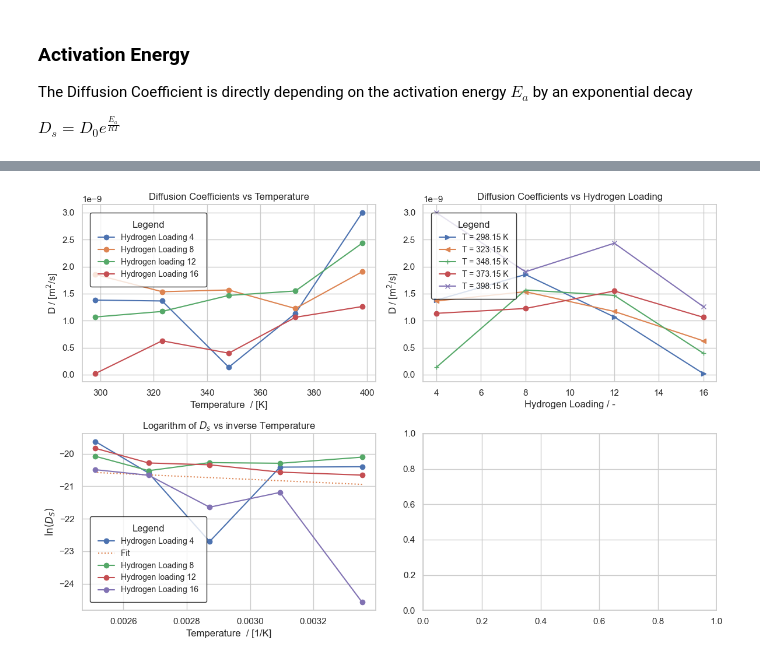
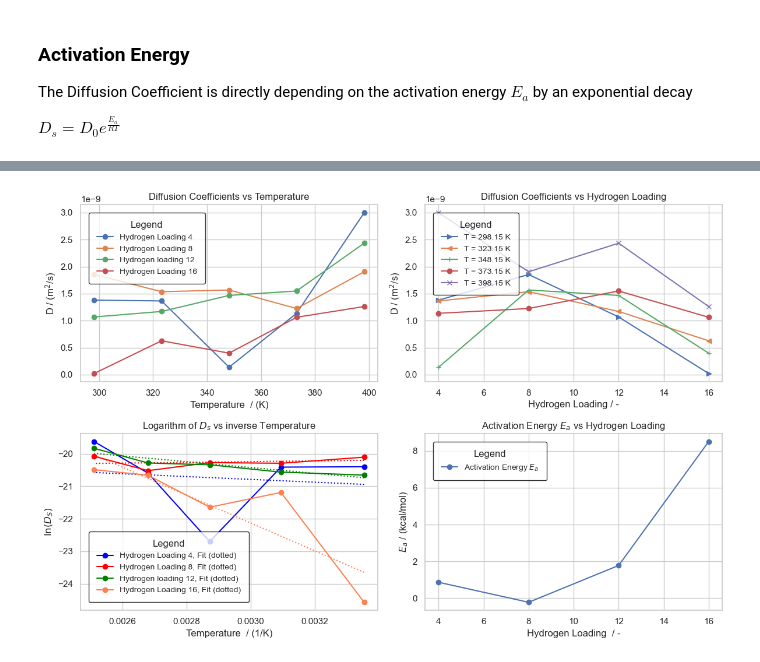
Before and after one commit to LukasMeinschad/Theoretische_Chemie, a Jupyter notebook: Praktikum/qm_part_b/Auswertung_QM_B.ipynb, the cells around one changed output, grey strips where cells are left out. Drawn from its saved outputs; the diff is of its cells as text; code cells hidden in the pictures.

```diff
--- a/Praktikum/qm_part_b/Auswertung_QM_B.ipynb
+++ b/Praktikum/qm_part_b/Auswertung_QM_B.ipynb
@@ -67,7 +159,8 @@ df = pd.DataFrame({
     'MSD_xyz': MSD_xyz
 })
 
-
+mpl.rcParams["font.size"] = 18
+mpl.rcParams["axes.labelsize"] = 25
 
 # Set the plotting style
 sns.set(style="white")
@@ -86,12 +179,12 @@ sns.lineplot(data=df, x='Time', y='MSD_xyz', label='MSD_xyz', color='k', linewid
 # Plot the Fit and D
 plt.plot(time[-500:], fitted_line , label=f'Linear Fit (a = {a_fit:.2e}; b = {b_fit:2e})', color='r', linestyle='--')
 
-plt.text(8,35, f"$D_s$ = {d_einstein:.3e} [$\AA^2$/ps]")
+plt.text(8,35, f"$D_s$ = {d_einstein:.3e} ($\AA^2$/ps)")
 
 # Customize the plot
 plt.title('Mean Squared Displacement (MSD) vs Time', fontsize=16)
-plt.xlabel('Time / [ps]', fontsize=12)
-plt.ylabel(r'Mean Squared Displacement (MSD) /  [$\AA^2$]', fontsize=12)
+plt.xlabel('Time / (ps)', fontsize=12)
+plt.ylabel(r'Mean Squared Displacement (MSD) /  ($\AA^2$)', fontsize=12)
 plt.legend(
     title="Legend",
     loc='upper left',
@@ -107,7 +200,7 @@ plt.grid(True)
 
 # Show the plot
 plt.tight_layout()
-plt.savefig("MSD_with_einstein_fit.png")
+plt.savefig("MSD_with_einstein_fit_8_loading.png")
 plt.show()
 # %% [output]
 5000.0
@@ -213,8 +456,8 @@ axs[0,0].plot(df["Temperature (K)"], df["D4"], label="Hydrogen Loading 4", marke
 axs[0,0].plot(df["Temperature (K)"], df["D8"], label="Hydrogen Loading 8", marker='o')
 axs[0,0].plot(df["Temperature (K)"], df["D12"], label="Hydrogen loading 12", marker='o')
 axs[0,0].plot(df["Temperature (K)"], df["D16"], label="Hydrogen Loading 16", marker='o')
-axs[0,0].set_xlabel('Temperature  / [K]')
-axs[0,0].set_ylabel('D / [m$^2$/s]')
+axs[0,0].set_xlabel('Temperature  / (K)')
+axs[0,0].set_ylabel('D / (m$^2$/s)')
 axs[0,0].set_title('Diffusion Coefficients vs Temperature')
 
 axs[0,0].legend(
@@ -237,7 +480,7 @@ axs[0,1].plot(df2["n"], df2["T_348"], label="T = 348.15 K", marker = "+")
 axs[0,1].plot(df2["n"], df2["T_373"], label="T = 373.15 K", marker = "o")
 axs[0,1].plot(df2["n"], df2["T_398"], label="T = 398.15 K", marker = "x")
 axs[0,1].set_xlabel('Hydrogen Loading / -')
-axs[0,1].set_ylabel('D / [m$^2$/s]')
+axs[0,1].set_ylabel('D / (m$^2$/s)')
 axs[0,1].set_title('Diffusion Coefficients vs Hydrogen Loading')
 axs[0,1].legend(
     title="Legend",
@@ -268,19 +511,59 @@ slope1, intercept1, r_value1, p_value1, std_err = linregress(df["Temperature (K)
 
 fit_1 = slope1*df["Temperature (K)"] + intercept1
 
-print(fit_1)
+
+slope2, intercept2, r_value2, p_value2, std_err = linregress(df["Temperature (K)"],df["D8"])
+
+
+fit_2 = slope2*df["Temperature (K)"] + intercept2
+
+slope3, intercept3, r_value3, p_value3, std_err = linregress(df["Temperature (K)"],df["D12"])
+
+
+fit_3 = slope3*df["Temperature (K)"] + intercept3
+
+slope4, intercept4, r_value4, p_value4, std_err = linregress(df["Temperature (K)"],df["D16"])
+
+
+fit_4 = slope4*df["Temperature (K)"] + intercept4
+
+
+######### For the last plot calculate the activation energy using the FIT
+
+
+# when M is slope we have -Ea/R thus E_a = -m*R
+
+# in kcal
+e_1 = - slope1*const.R  /4184
+e_2 = -slope2*const.R / 4184
+e_3 = -slope3*const.R / 4184
+e_4 = -slope4*const.R / 4184
+
+last_plot_fuck = {
+    "n" : [4,8,12,16],
+    "Ea": [e_1,e_2,e_3,e_4]
+}
+
+last_plot_fuck = pd.DataFrame(last_plot_fuck)
+
+
+axs[1,0].plot(df["Temperature (K)"], df["D4"], label="Hydrogen Loading 4, Fit (dotted)", marker='o',color="blue")
 
 
 
-axs[1,0].plot(df["Temperature (K)"], df["D4"], label="Hydrogen Loading 4", marker='o',color="blue")
+axs[1,0].plot(df["Temperature (K)"],fit_1,linestyle="dotted", color="blue")
 
-axs[1,0].plot(df["Temperature (K)"],fit_1,linestyle="dotted", label="Fit $H=4$, " )
+axs[1,0].plot(df["Temperature (K)"],fit_2,linestyle="dotted", color="red" )
+
+axs[1,0].plot(df["Temperature (K)"],fit_3,linestyle="dotted", color="green" )
+
+axs[1,0].plot(df["Temperature (K)"],fit_4,linestyle="dotted", color="coral" )
 
 
-axs[1,0].plot(df["Temperature (K)"], df["D8"], label="Hydrogen Loading 8", marker='o')
-axs[1,0].plot(df["Temperature (K)"], df["D12"], label="Hydrogen loading 12", marker='o')
-axs[1,0].plot(df["Temperature (K)"], df["D16"], label="Hydrogen Loading 16", marker='o')
-axs[1,0].set_xlabel('Temperature  / [1/K]')
+axs[1,0].plot(df["Temperature (K)"], df["D8"], label="Hydrogen Loading 8, Fit (dotted)", marker='o',color="red")
+axs[1,0].plot(df["Temperature (K)"], df["D12"], label="Hydrogen loading 12, Fit (dotted)", marker='o',color="green")
+axs[1,0].plot(df["Temperature (K)"], df["D16"], label="Hydrogen Loading 16, Fit (dotted)", marker='o',color="coral")
+axs[1,0].set_xlabel('Temperature  / (1/K)')
 axs[1,0].set_ylabel('$\ln(D_S)$')
 axs[1,0].set_title('Logarithm of $D_s$ vs inverse Temperature')
 
@@ -296,6 +579,24 @@ axs[1,0].legend(
     borderaxespad=1  # Padding between the legend and the plot
 )
 
+axs[1,1].plot(last_plot_fuck["n"],last_plot_fuck["Ea"],label="Activation Energy $E_a$",marker = "o")
+axs[1,1].set_xlabel('Hydrogen Loading  / -')
+axs[1,1].set_ylabel('$E_a$ / (kcal/mol)')
+axs[1,1].set_title('Activation Energy $E_a$ vs Hydrogen Loading')
+
+axs[1,1].legend(
+    title="Legend",
+    loc='upper left',
+    frameon=True,   # Enable the box around the legend
+    facecolor='white',  # Background color of the box
+    edgecolor='black',  # Border color of the box
+    fontsize=10,  # Font size for legend text
+    title_fontsize=12,  # Font size for the title in the legend
+    borderpad=1,  # Padding between the legend content and the box
+    borderaxespad=1  # Padding between the legend and the plot
+)
+
 plt.tight_layout()
+plt.savefig("einstein_diffusion_activation_energy.png",dpi=600)
 plt.show()
 # %% [output]
@@ -308 +603 @@ Name: Temperature (K), dtype: float64
-[figure, old version]
+[figure, new version]
```
Also changed, not shown: parts of 12 cells of this notebook, 35 other files.
